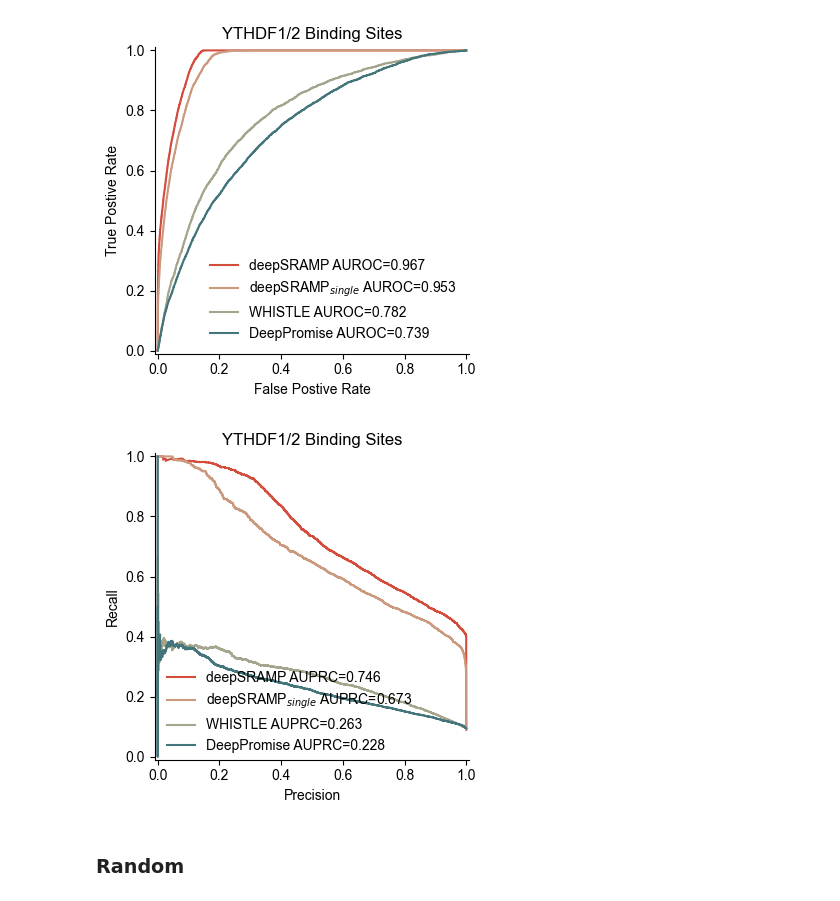
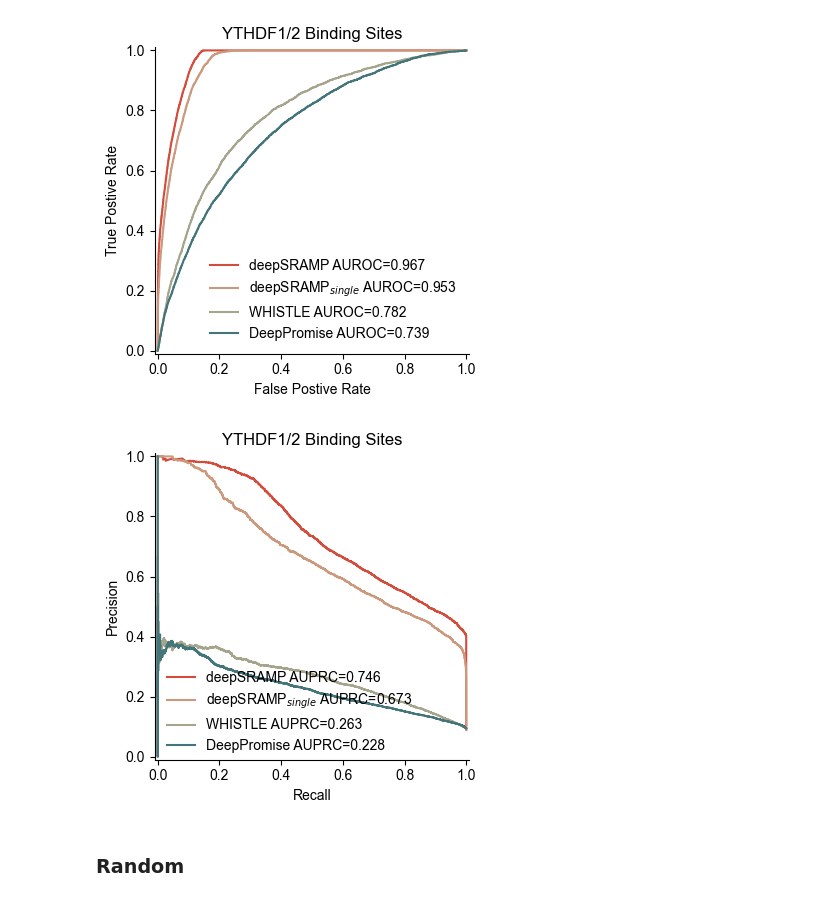
Before and after one commit to zhfanrui/deepSRAMP, a Jupyter notebook: fig2.ipynb, the cells around one changed output. Drawn from its saved outputs; the diff is of its cells as text; code cells hidden in the pictures.

```diff
--- a/fig2.ipynb
+++ b/fig2.ipynb
@@ -467,6 +467,7 @@ t
 # %%
 tt = t.set_index(['method', 'dataset']).stack()[['deepSRAMP', 'deepSRAMP_Single', 'WHISTLE', 'DeepPromise']].reset_index()
 tt['method'] = tt.method.replace({'deepSRAMP_Single': 'deepSRAMP$_{{single}}$'})
+tt = tt[tt.level_2 !='AUROC']
 
 fig = plt.figure(figsize=(6, 4))
 ax = fig.subplots()
@@ -530,28 +531,28 @@ plt.show()
 # %%
 # prc
 rocs = [[test_res[-1][7], test_res[-1][6]]] + [(i[7], i[6]) for i in single[-5:]] + [(whistle[-1][7], whistle[-1][6])]
 aucs = [test_res[-1][2]] + [i[2] for i in single[-5:]] + [whistle[-1][2]]
 
 fig = plt.figure(figsize=(4, 4))
 ax = fig.subplots()
 ax.spines['top'].set_visible(False)
 ax.spines['right'].set_visible(False)
 
 plt.plot(*rocs[0], label=f'deepSRAMP AUPRC={aucs[0]:.3f}', color=colors[3])
 plt.plot(*rocs[1], label=f'deepSRAMP$_{{single}}$ AUPRC={aucs[1]:.3f}', color=colors[2])
 plt.plot(*rocs[6], label=f'WHISTLE AUPRC={aucs[6]:.3f}', color=colors[1])
 plt.plot(*rocs[5], label=f'DeepPromise AUPRC={aucs[5]:.3f}', color=colors[0])
 plt.xlim(-0.01, 1.01)
 plt.ylim(-0.01, 1.01)
-plt.xlabel('Precision')
-plt.ylabel('Recall')
+plt.ylabel('Precision')
+plt.xlabel('Recall')
 plt.legend(loc='lower left', frameon=False, bbox_to_anchor=(0, -0.02))
 plt.title('YTHDF1/2 Binding Sites')
 plt.tight_layout()
 plt.savefig('fig/fig2_ythdf_prc.svg')
 plt.show()
 # %% [output]
-[figure, old version]
+[figure, new version]
 # %% [markdown]
 ### Random
 # %%
```
Also changed, not shown: parts of 31 cells of this notebook, 38 other files.
